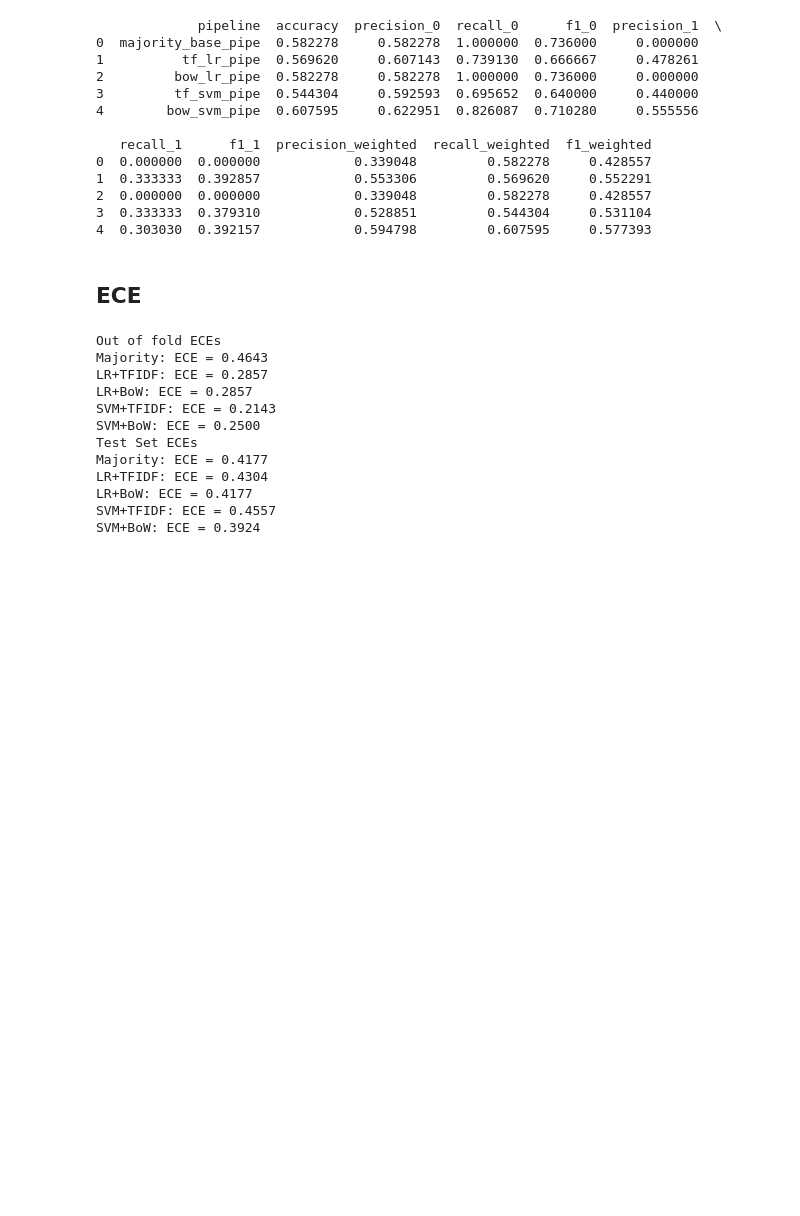
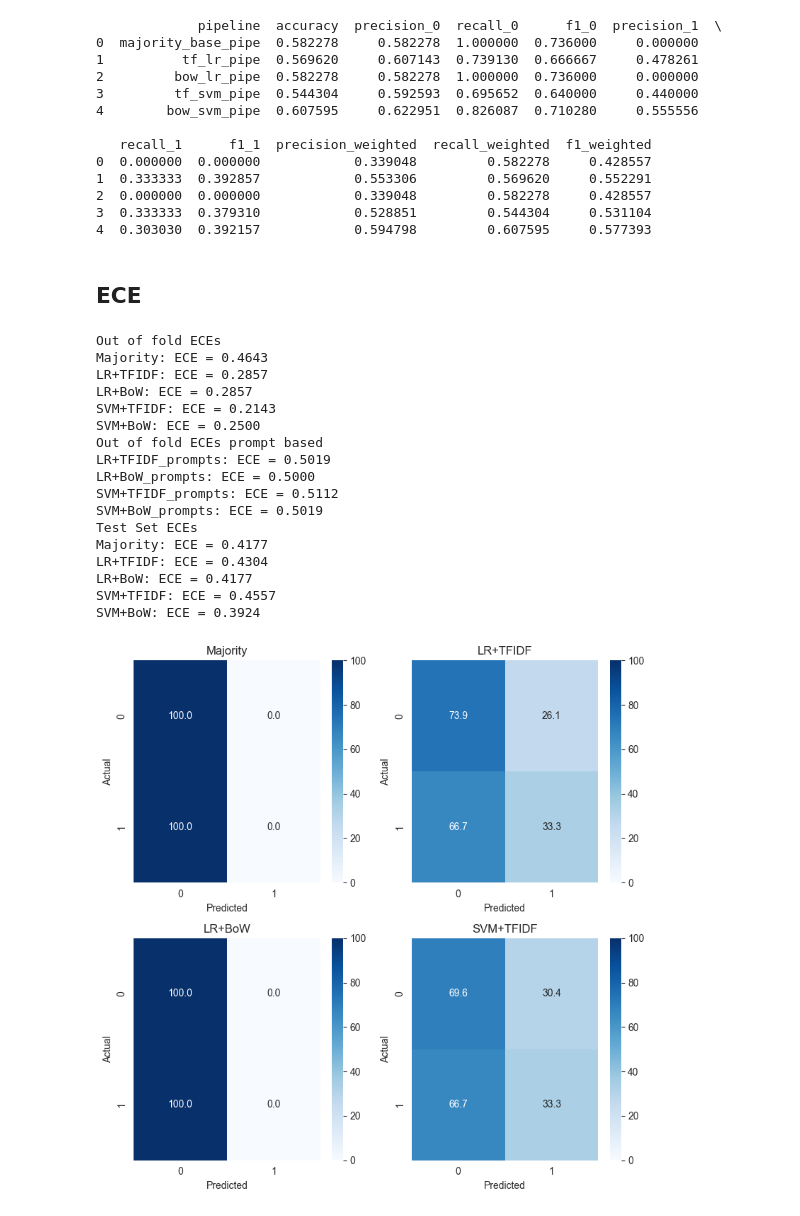
Before and after one commit to Mayaryin/GenderInfluenceInCodeGeneration, a Jupyter notebook: notebooks/prompt_analysis/07_Gender_Prediction.ipynb, the cells around one changed output. Drawn from its saved outputs; the diff is of its cells as text; code cells hidden in the pictures; blank space fills up the shorter version.

```diff
--- a/notebooks/prompt_analysis/07_Gender_Prediction.ipynb
+++ b/notebooks/prompt_analysis/07_Gender_Prediction.ipynb
@@ -251,12 +251,18 @@ y_bowsvm = cross_val_predict(bow_svm_pipe, X_user, y_user, cv=strat_cv, method="
 ## Prompt level
 # %%
 prompt_tf_lr_scores = cross_validate(tf_lr_pipe, X_prompt, y_prompt, cv=group_cv, scoring=scoring, return_train_score=False, n_jobs=-1, return_estimator=True, groups=groups)
+y_tflr_prompts = cross_val_predict(tf_lr_pipe, X_prompt, y_prompt, cv=group_cv, method="predict", groups=groups)
 
 prompt_bow_lr_scores = cross_validate(bow_lr_pipe, X_prompt, y_prompt, cv=group_cv, scoring=scoring, return_train_score=False, n_jobs=-1, return_estimator=True, groups=groups)
+y_bowlr_prompts = cross_val_predict(bow_lr_pipe, X_prompt, y_prompt, cv=group_cv, method="predict", groups=groups)
+
 
 prompt_tf_svm_scores = cross_validate(tf_svm_pipe, X_prompt, y_prompt, cv=group_cv, scoring=scoring, return_train_score=False, n_jobs=-1, return_estimator=True, groups=groups)
+y_tfsvm_prompts = cross_val_predict(tf_svm_pipe, X_prompt, y_prompt, cv=group_cv, method="predict", groups=groups)
+
 
 prompt_bow_svm_scores = cross_validate(bow_svm_pipe, X_prompt, y_prompt, cv=group_cv, scoring=scoring, return_train_score=False, n_jobs=-1, return_estimator=True, groups=groups)
+y_bowsvm_prompts= cross_val_predict(bow_svm_pipe, X_prompt, y_prompt, cv=group_cv, method="predict", groups=groups)
 # %%
 def average_fold_weights(estimators):
     """
@@ -796,6 +802,13 @@ cv_prediction_models = {
     "SVM+BoW": y_bowsvm,
 }
 
+cv_prompts_prediction_models = {
+    "LR+TFIDF_prompts": y_tflr_prompts,
+    "LR+BoW_prompts": y_bowlr_prompts,
+    "SVM+TFIDF_prompts": y_tfsvm_prompts,
+    "SVM+BoW_prompts": y_bowsvm_prompts,
+}
+
 test_prediction_pipes = {
     "Majority": majority_base_pipe,
     "LR+TFIDF": tf_lr_pipe,
@@ -810,6 +823,11 @@ for name, y_pred in cv_prediction_models.items():
     ece = expected_calibration_error(y_user, y_pred, n_bins=n_bins, strategy=strategy)
     print(f"{name}: ECE = {ece:.4f}")
 
+print("Out of fold ECEs prompt based")
+for name, y_pred in cv_prompts_prediction_models.items():
+    ece = expected_calibration_error(y_prompt, y_pred, n_bins=n_bins, strategy=strategy)
+    print(f"{name}: ECE = {ece:.4f}")
+
 print("Test Set ECEs")
 for name, pipe in test_prediction_pipes.items():
     pipe.fit(X_user, y_user)
@@ -823,9 +841,57 @@ LR+TFIDF: ECE = 0.2857
 LR+BoW: ECE = 0.2857
 SVM+TFIDF: ECE = 0.2143
 SVM+BoW: ECE = 0.2500
+Out of fold ECEs prompt based
+LR+TFIDF_prompts: ECE = 0.5019
+LR+BoW_prompts: ECE = 0.5000
+SVM+TFIDF_prompts: ECE = 0.5112
+SVM+BoW_prompts: ECE = 0.5019
 Test Set ECEs
 Majority: ECE = 0.4177
 LR+TFIDF: ECE = 0.4304
 LR+BoW: ECE = 0.4177
 SVM+TFIDF: ECE = 0.4557
 SVM+BoW: ECE = 0.3924
+# %%
+import matplotlib.pyplot as plt
+import seaborn as sns
+import numpy as np
+from sklearn.metrics import confusion_matrix
+
+test_prediction_pipes = {
+    "Majority": majority_base_pipe,
+    "LR+TFIDF": tf_lr_pipe,
+    "LR+BoW": bow_lr_pipe,
+    "SVM+TFIDF": tf_svm_pipe,
+    "SVM+BoW": bow_svm_pipe,
+}
+
+predictions = {}
+
+
+for name, pipe in test_prediction_pipes.items():
+    # Fit and predict
+    pipe.fit(X_user, y_user)
+    y_pred = pipe.predict(X_test)
+    predictions[name] = y_pred
+
+y_true = y_test
+
+fig, axes = plt.subplots(2, 2, figsize=(8, 8))  # 2 rows, 2 columns
+axes = axes.flatten()  # flatten to easily iterate
+
+for ax, (name, y_pred) in zip(axes, predictions.items()):
+    cm = confusion_matrix(y_true, y_pred)
+    cm_percent = cm.astype('float') / cm.sum(axis=1, keepdims=True) * 100
+    sns.heatmap(
+        cm_percent, annot=True, fmt='.1f', cmap='Blues',
+        ax=ax, vmin=0, vmax=100
+    )
+    ax.set_title(name)
+    ax.set_xlabel("Predicted")
+    ax.set_ylabel("Actual")
+
+plt.tight_layout()
+plt.show()
+# %% [output]
+[figure, added]
```
